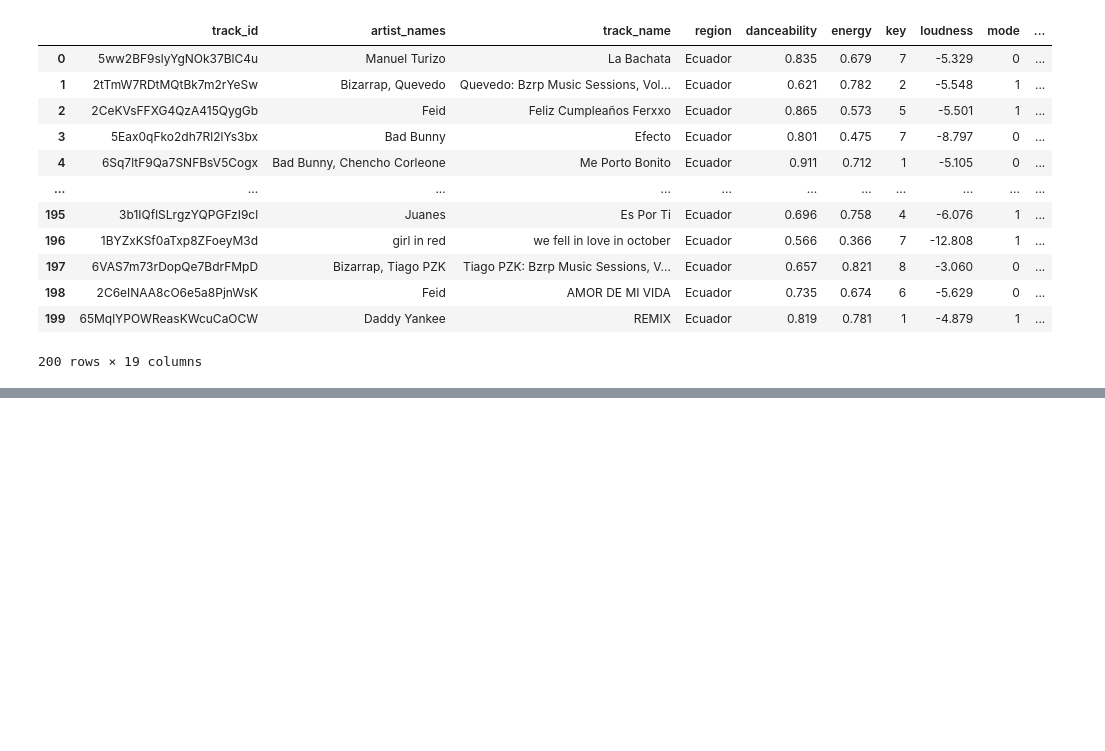
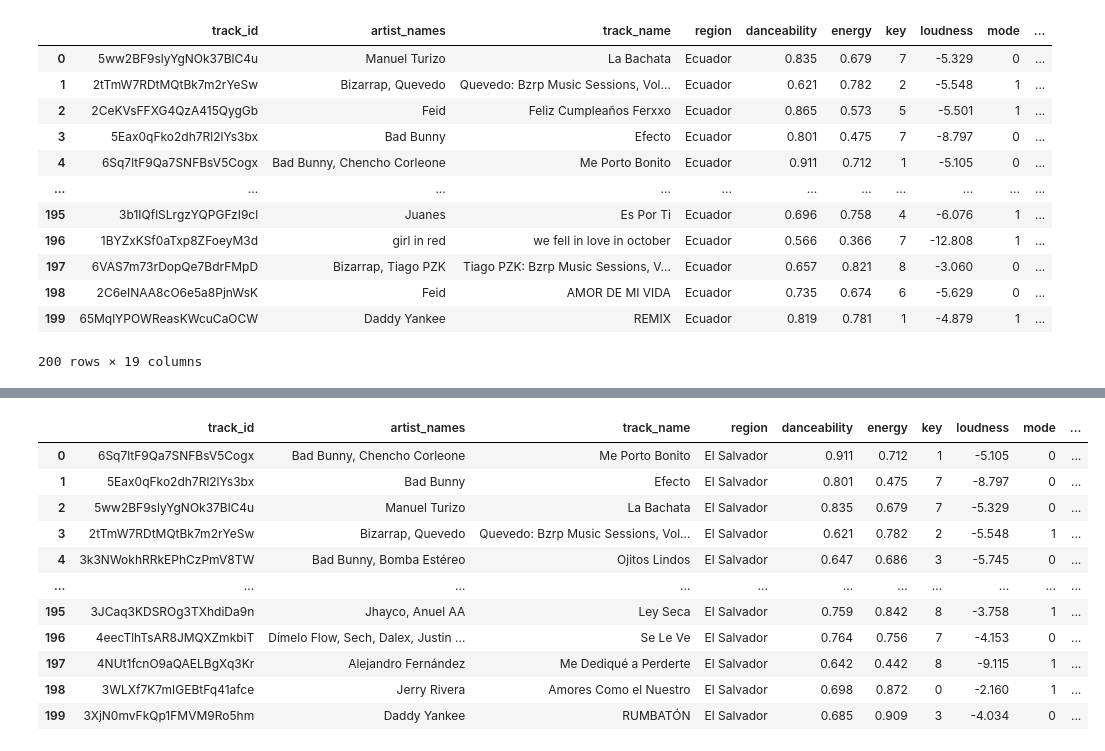
Before and after one commit to Flores-Kevin/rage-against-machine-learning, a Jupyter notebook: testing.ipynb, the cells around one changed output, grey strips where cells are left out. Cells and saved outputs as stored; diff of their text form; code cells hidden in the pictures; blank space fills up the shorter version.

```diff
--- a/testing.ipynb
+++ b/testing.ipynb
@@ -1810,0 +1895,86 @@ ecuador_df
+# %%
+#empty lists to store song data
+el_salvador_danceability = []
+el_salvador_energy = []
+el_salvador_key = []
+el_salvador_loudness = []
+el_salvador_mode = []
+el_salvador_speechiness = []
+el_salvador_acousticness = []
+el_salvador_instrumentalness = []
+el_salvador_liveness = []
+el_salvador_valence = []
+el_salvador_tempo = []
+el_salvador_id_num = []
+el_salvador_track_href = []
+el_salvador_analysis_url = []
+el_salvador_duration_mins = []
+el_salvador_time_signature = []
+
+for i in d['el_salvador']["track_id"]:
+    el_salvador_response = requests.get(base_url + 'audio-features/' + i, headers=headers).json()
+
+    #fill in track info for each audio feature / empty list
+    el_salvador_danceability.append(el_salvador_response["danceability"])
+    el_salvador_energy.append(el_salvador_response["energy"])
+    el_salvador_key.append(el_salvador_response["key"])
+    el_salvador_loudness.append(el_salvador_response["loudness"])
+    el_salvador_mode.append(el_salvador_response["mode"])
+    el_salvador_speechiness.append(el_salvador_response["speechiness"])
+    el_salvador_acousticness.append(el_salvador_response["acousticness"])
+    el_salvador_instrumentalness.append(el_salvador_response["instrumentalness"])
+    el_salvador_liveness.append(el_salvador_response["liveness"])
+    el_salvador_valence.append(el_salvador_response["valence"])
+    el_salvador_tempo.append(el_salvador_response["tempo"])
+    el_salvador_id_num.append(el_salvador_response["id"])
+    el_salvador_track_href.append(el_salvador_response["track_href"])
+    el_salvador_analysis_url.append(el_salvador_response["analysis_url"])
+    #duration recorded in api in milliseconds, converting to minutes here
+    el_salvador_duration_mins.append(round((el_salvador_response["duration_ms"] / 60000),2))
+    el_salvador_time_signature.append(el_salvador_response["time_signature"])
+
+    # time.sleep(1)
+
+el_salvador_dict = {}
+#create a dictionary to hold data gathered from the api
+el_salvador_dict = {
+    "track_id": el_salvador_id_num,
+    "danceability": el_salvador_danceability,
+    "energy": el_salvador_energy,
+    "key": el_salvador_key,
+    "loudness": el_salvador_loudness,
+    "mode": el_salvador_mode,
+    "speechiness": el_salvador_speechiness,
+    "acousticness": el_salvador_acousticness,
+    "instrumentalness": el_salvador_instrumentalness,
+    "liveness": el_salvador_liveness,
+    "valence": el_salvador_valence,
+    "tempo": el_salvador_tempo,
+    "duration_mins": el_salvador_duration_mins,
+    "time_signature": el_salvador_time_signature,
+    "track_href": el_salvador_track_href,
+    "analysis_url": el_salvador_analysis_url
+}
+
+#convert dictionary to a dataframe
+el_salvador_info_df = pd.DataFrame(el_salvador_dict)
+el_salvador_info_df.head()
+
+
+el_salvador_tracks = d['el_salvador']
+el_salvador_df = el_salvador_tracks.merge(el_salvador_info_df, how="inner")
+el_salvador_df['region'] = "El Salvador"
+el_salvador_df
+# %% [output]
+|  | track_id | artist_names | track_name | region | danceability | energy | key | loudness | mode | ... |
+| 0 | 6Sq7ltF9Qa7SNFBsV5Cogx | Bad Bunny, Chencho Corleone | Me Porto Bonito | El Salvador | 0.911 | 0.712 | 1 | -5.105 | 0 | ... |
+| 1 | 5Eax0qFko2dh7Rl2lYs3bx | Bad Bunny | Efecto | El Salvador | 0.801 | 0.475 | 7 | -8.797 | 0 | ... |
+| 2 | 5ww2BF9slyYgNOk37BlC4u | Manuel Turizo | La Bachata | El Salvador | 0.835 | 0.679 | 7 | -5.329 | 0 | ... |
+| 3 | 2tTmW7RDtMQtBk7m2rYeSw | Bizarrap, Quevedo | Quevedo: Bzrp Music Sessions, Vol... | El Salvador | 0.621 | 0.782 | 2 | -5.548 | 1 | ... |
+| 4 | 3k3NWokhRRkEPhCzPmV8TW | Bad Bunny, Bomba Estéreo | Ojitos Lindos | El Salvador | 0.647 | 0.686 | 3 | -5.745 | 0 | ... |
+| ... | ... | ... | ... | ... | ... | ... | ... | ... | ... | ... |
+| 195 | 3JCaq3KDSROg3TXhdiDa9n | Jhayco, Anuel AA | Ley Seca | El Salvador | 0.759 | 0.842 | 8 | -3.758 | 1 | ... |
+| 196 | 4eecTlhTsAR8JMQXZmkbiT | Dímelo Flow, Sech, Dalex, Justin ... | Se Le Ve | El Salvador | 0.764 | 0.756 | 7 | -4.153 | 0 | ... |
+| 197 | 4NUt1fcnO9aQAELBgXq3Kr | Alejandro Fernández | Me Dediqué a Perderte | El Salvador | 0.642 | 0.442 | 8 | -9.115 | 1 | ... |
+| 198 | 3WLXf7K7mIGEBtFq41afce | Jerry Rivera | Amores Como el Nuestro | El Salvador | 0.698 | 0.872 | 0 | -2.160 | 1 | ... |
+| 199 | 3XjN0mvFkQp1FMVM9Ro5hm | Daddy Yankee | RUMBATÓN | El Salvador | 0.685 | 0.909 | 3 | -4.034 | 0 | ... |
```
Also changed, not shown: parts of 10 cells of this notebook.
